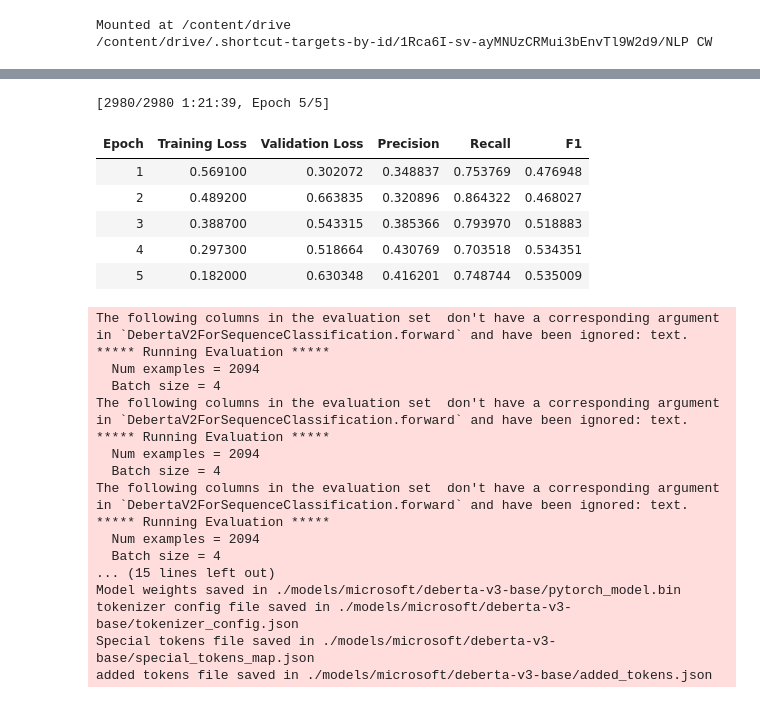
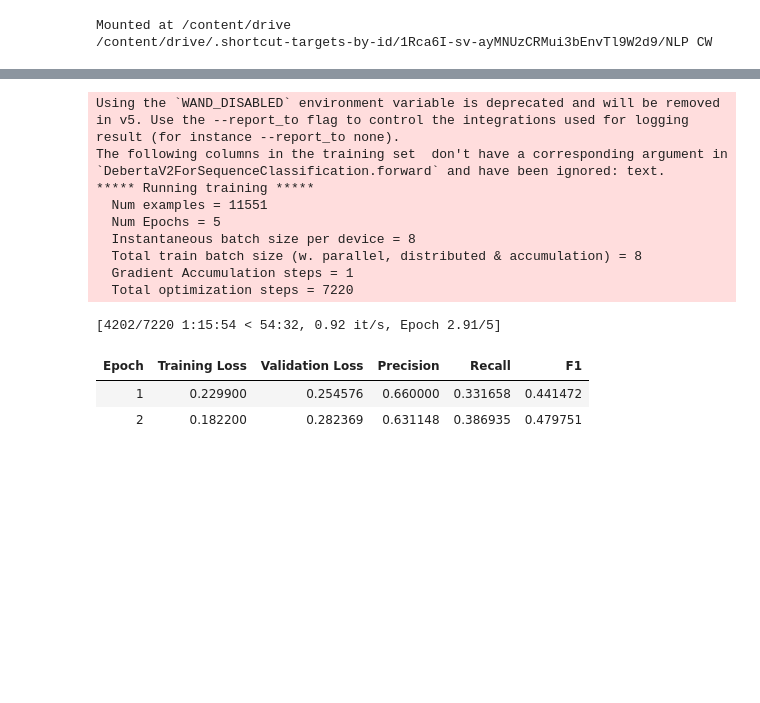
Before and after one commit to wilsoncwc/dontpatronizeme, a Jupyter notebook: NLP_coursework.ipynb, the cells around one changed output, grey strips where cells are left out. Drawn from its saved outputs; the diff is of its cells as text; code cells hidden in the pictures; blank space fills up the shorter version.

```diff
--- a/NLP_coursework.ipynb
+++ b/NLP_coursework.ipynb
@@ -455,0 +561,25 @@ training_set_aug = pd.concat([upsampled_poss, downsampled_negs])
+# %%
+import time
+
+# how to downsample:
+# npos = len(pcldf)
+# downsampled_negs = all_df[all_df.label==0][:npos*2]
+
+def save_augmented_dataset_single(augmenter, name):
+    all_df = trdf1.copy()
+    pcldf = all_df[all_df.label==1]
+    non_pcldf = all_df[all_df.label==0]
+
+    # get an augmented dataset
+    # around 50m
+    start = time.time()
+    upsampled_poss = augment_single(pcldf, augmenter, n=4)
+    end = time.time()
+    print(f"It took {end - start} seconds.")
+
+    training_set_aug = pd.concat([upsampled_poss, non_pcldf])
+    training_set_aug.to_csv(f"./augmented-data-{name}.csv")
+
+def load_augmented_dataset(name):
+    """ Loads dataset corresponding to 'name' """
+    return pd.read_csv(f"./augmented-data/augmented-data-{name}.csv")
@@ -542,8 +687,15 @@ Mounted at /content/drive
 from transformers import AutoTokenizer, DataCollatorWithPadding
 from datasets import Dataset
 
-base_model = "microsoft/deberta-v3-base" # tokenizer, model and save directory
-max_length = 512
+model_name_dict = {
+    'distilbert': 'distilbert-base-cased',
+    'deberta': 'microsoft/deberta-v3-base',
+    'roberta': 'roberta-base'
+}
+
+base_model = model_name_dict['deberta'] # tokenizer, model and save directory
+max_length = 256
+training_df = load_augmented_dataset('all') # change to 'training_set1' for original
 
 tokenizer = AutoTokenizer.from_pretrained(base_model)
 def tokenize_function(examples):
@@ -551,7 +703,7 @@ def tokenize_function(examples):
                      max_length=max_length, truncation=True)
 
 
-train_dataset = Dataset.from_pandas(training_set1[['text', 'label']])
+train_dataset = Dataset.from_pandas(training_df[['text', 'label']])
 tokenized_dataset = train_dataset.map(tokenize_function, batched=True)
 eval_dataset = Dataset.from_pandas(tedf1[['text', 'label']]).map(tokenize_function, batched=True)
 
@@ -595,8 +747,8 @@ training_args = TrainingArguments(
     weight_decay=weight_decay,
     evaluation_strategy="epoch",
     save_strategy="no", # no checkpointing (takes up way too much space)
-    per_device_train_batch_size=4,
-    per_device_eval_batch_size=4
+    per_device_train_batch_size=8,
+    per_device_eval_batch_size=8
 )
 
 trainer = Trainer(
@@ -609,5 +761,5 @@ trainer = Trainer(
 )
 
 trainer.train()
-trainer.save_model(f'./models/{base_model}/')
+trainer.save_model(f'./models/train_aug/{base_model.split("/")[-1]}/')
 # %% [output]
@@ -628,24 +771,13 @@ The following columns in the training set  don't have a corresponding argument i
-[2980/2980 1:21:39, Epoch 5/5]
+Using the `WAND_DISABLED` environment variable is deprecated and will be removed in v5. Use the --report_to flag to control the integrations used for logging result (for instance --report_to none).
+The following columns in the training set  don't have a corresponding argument in `DebertaV2ForSequenceClassification.forward` and have been ignored: text.
+***** Running training *****
+  Num examples = 11551
+  Num Epochs = 5
+  Instantaneous batch size per device = 8
+  Total train batch size (w. parallel, distributed & accumulation) = 8
+  Gradient Accumulation steps = 1
+  Total optimization steps = 7220
+[4202/7220 1:15:54 < 54:32, 0.92 it/s, Epoch 2.91/5]
 | Epoch | Training Loss | Validation Loss | Precision | Recall | F1 |
-| 1 | 0.569100 | 0.302072 | 0.348837 | 0.753769 | 0.476948 |
-| 2 | 0.489200 | 0.663835 | 0.320896 | 0.864322 | 0.468027 |
-| 3 | 0.388700 | 0.543315 | 0.385366 | 0.793970 | 0.518883 |
-| 4 | 0.297300 | 0.518664 | 0.430769 | 0.703518 | 0.534351 |
-| 5 | 0.182000 | 0.630348 | 0.416201 | 0.748744 | 0.535009 |
+| 1 | 0.229900 | 0.254576 | 0.660000 | 0.331658 | 0.441472 |
+| 2 | 0.182200 | 0.282369 | 0.631148 | 0.386935 | 0.479751 |
-The following columns in the evaluation set  don't have a corresponding argument in `DebertaV2ForSequenceClassification.forward` and have been ignored: text.
-***** Running Evaluation *****
-  Num examples = 2094
-  Batch size = 4
-The following columns in the evaluation set  don't have a corresponding argument in `DebertaV2ForSequenceClassification.forward` and have been ignored: text.
-***** Running Evaluation *****
-  Num examples = 2094
-  Batch size = 4
-The following columns in the evaluation set  don't have a corresponding argument in `DebertaV2ForSequenceClassification.forward` and have been ignored: text.
-***** Running Evaluation *****
-  Num examples = 2094
-  Batch size = 4
-... (15 lines left out)
-Model weights saved in ./models/microsoft/deberta-v3-base/pytorch_model.bin
-tokenizer config file saved in ./models/microsoft/deberta-v3-base/tokenizer_config.json
-Special tokens file saved in ./models/microsoft/deberta-v3-base/special_tokens_map.json
-added tokens file saved in ./models/microsoft/deberta-v3-base/added_tokens.json
```
Also changed, not shown: parts of 44 cells of this notebook.
